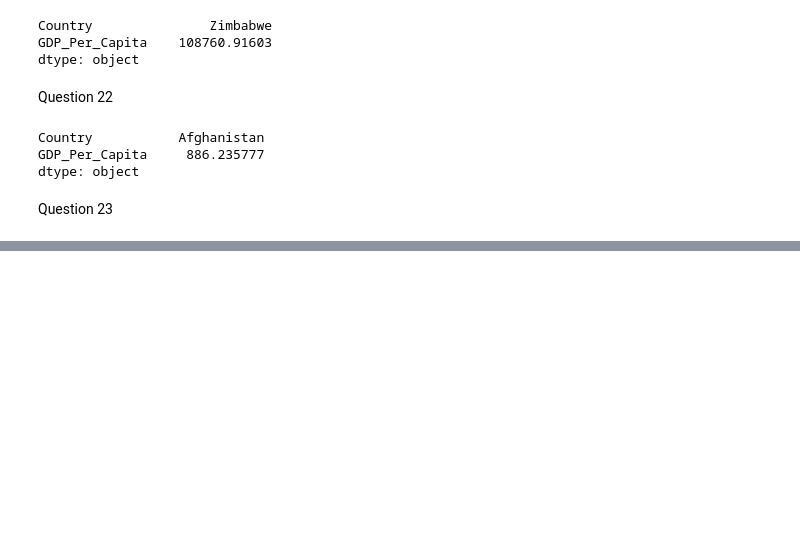
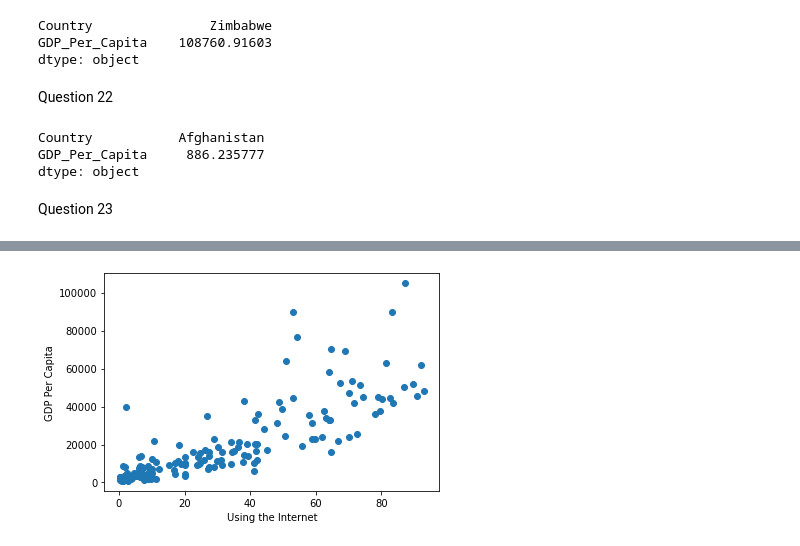
Before and after one commit to kmgarrett1/gdp-and-internet-usage, a Jupyter notebook: notebooks/GDP_Internet_Usage.ipynb, the cells around one changed output, grey strips where cells are left out. Saved outputs shown, nothing was run; the diff lists cells and outputs as text; code cells hidden in the pictures; blank space fills up the shorter version.

```diff
--- a/notebooks/GDP_Internet_Usage.ipynb
+++ b/notebooks/GDP_Internet_Usage.ipynb
@@ -326,0 +333,7 @@ SyntaxError: EOL while scanning string literal (1122861460.py, line 1)
+# %%
+plt.scatter(year_2009.Internet_Users_Pct, year_2009.GDP_Per_Capita)
+plt.xlabel('Using the Internet')
+plt.ylabel('GDP Per Capita')
+plt.show()
+# %% [output]
+[figure, added]
```
Also changed, not shown: parts of 12 cells of this notebook.
